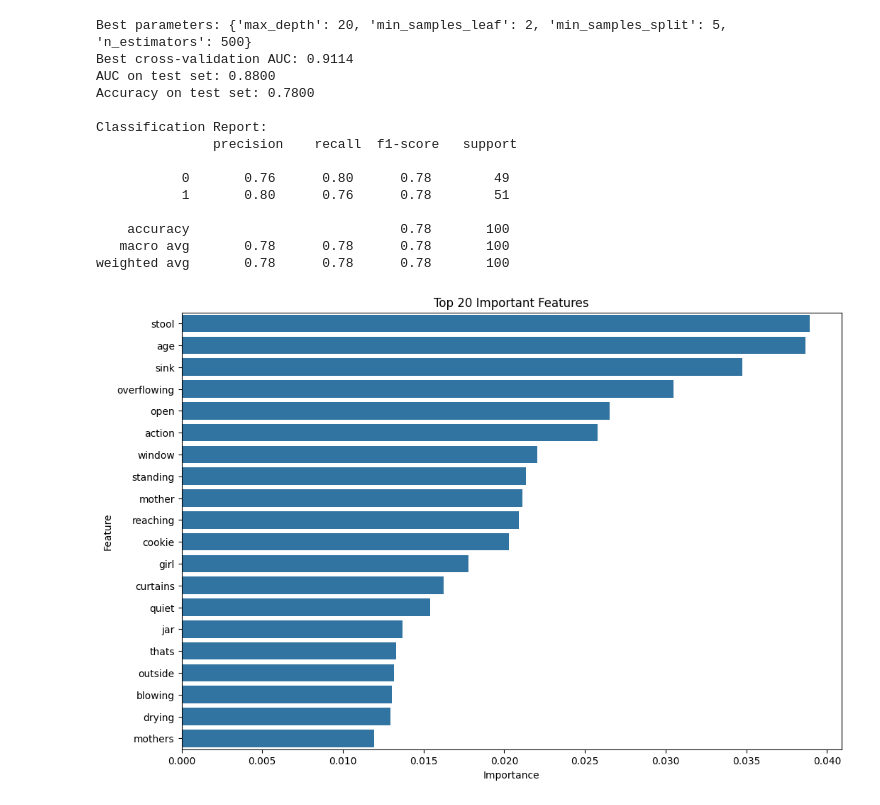
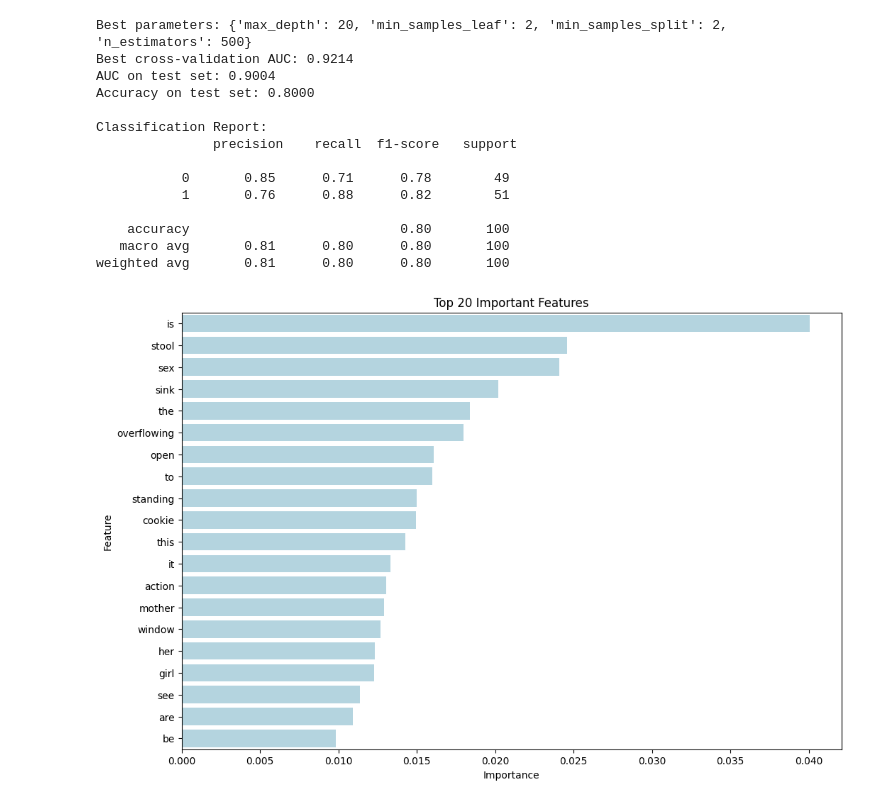
Before and after one commit to laiacoronas/predicting_dementia, a Jupyter notebook: code/models/conversasionals/TDIF.ipynb, the cells around one changed output. Saved outputs shown, nothing was run; the diff lists cells and outputs as text; code cells hidden in the pictures.

```diff
--- a/code/models/conversasionals/TDIF.ipynb
+++ b/code/models/conversasionals/TDIF.ipynb
@@ -3,20 +3,23 @@ import pandas as pd
 from sklearn.feature_extraction.text import TfidfVectorizer
 from sklearn.ensemble import RandomForestClassifier
 from sklearn.model_selection import train_test_split
-from sklearn.preprocessing import LabelEncoder
+from sklearn.preprocessing import LabelEncoder, StandardScaler
 from sklearn.metrics import accuracy_score
 import numpy as np
 
-df = pd.read_csv("C:\\Users\\lclai\\Desktop\\data_dementia\\clean\\pitt_withoutwords.csv")
+df = pd.read_csv("C:\\Users\\lclai\\Desktop\\research LDIG\\data_dementia\\clean\\pitt_clean.csv")
 df = df[(df['label'] == 0) | (df['label'] == 1)]
 
-df["sex"] = df["sex"].map({"M": 0, "F": 1})
-X_numeric = df[["age", "sex"]].values
-
-vectorizer = TfidfVectorizer(max_features=5000)
+sex = df["sex"].map({"M": 0, "F": 1}).to_numpy().reshape(-1, 1)
+age = df['age'].to_numpy().reshape(-1, 1)
 X_text = vectorizer.fit_transform(df["clean_transcripts"]).toarray()
 
-X = np.hstack((X_numeric, X_text))
+x_numeric = np.hstack((age, X_text))
+x_scaled = StandardScaler().fit_transform(x_numeric)
+
+X = np.hstack((sex, x_scaled))
+
+
 y = LabelEncoder().fit_transform(df["label"])
 
 X_train, X_test, y_train, y_test = train_test_split(X, y, test_size=0.2, random_state=42, stratify=y)
@@ -31,10 +34,10 @@ import seaborn as sns
 
 clf = RandomForestClassifier(random_state=42)
 param_grid = {
-    'n_estimators': [100, 200, 500],
-    'max_depth': [None, 10, 20, 30],
-    'min_samples_split': [2, 5, 10],
-    'min_samples_leaf': [1, 2, 4]
+    'n_estimators': [500,1000],
+    'max_depth': [None, 10, 20],
+    'min_samples_split': [2, 5],
+    'min_samples_leaf': [2, 4]
 }
 
 grid_search = GridSearchCV(clf, param_grid, cv=5, scoring='roc_auc', n_jobs=-1)
@@ -52,41 +55,41 @@ print(f"Best parameters: {grid_search.best_params_}")
 print(f"Best cross-validation AUC: {grid_search.best_score_:.4f}")
 print(f"AUC on test set: {auc_score:.4f}")
 print(f"Accuracy on test set: {accuracy:.4f}")
 print("\nClassification Report:\n", classification_report(y_test, y_pred))
 
 importances = best_clf.feature_importances_
 
 feature_names = np.concatenate([["age", "sex"], vectorizer.get_feature_names_out()])
 importance_df = pd.DataFrame({
     'Feature': feature_names,
     'Importance': importances
 }).sort_values(by='Importance', ascending=False)
 
 plt.figure(figsize=(12, 8))
-sns.barplot(x='Importance', y='Feature', data=importance_df.head(20))
+sns.barplot(x='Importance', y='Feature', data=importance_df.head(20), color='lightblue')
 plt.title('Top 20 Important Features')
 plt.show()
 
 cm = confusion_matrix(y_test, y_pred)
 plt.figure(figsize=(6, 5))
 sns.heatmap(cm, annot=True, fmt='d', cmap='Blues', xticklabels=['Class 0', 'Class 1'], yticklabels=['Class 0', 'Class 1'])
 plt.title('Confusion Matrix')
 plt.xlabel('Predicted Labels')
 plt.ylabel('True Labels')
 plt.show()
 # %% [output]
-Best parameters: {'max_depth': 20, 'min_samples_leaf': 2, 'min_samples_split': 5, 'n_estimators': 500}
-Best cross-validation AUC: 0.9114
-AUC on test set: 0.8800
-Accuracy on test set: 0.7800
+Best parameters: {'max_depth': 20, 'min_samples_leaf': 2, 'min_samples_split': 2, 'n_estimators': 500}
+Best cross-validation AUC: 0.9214
+AUC on test set: 0.9004
+Accuracy on test set: 0.8000
 
 Classification Report:
                precision    recall  f1-score   support
 
-           0       0.76      0.80      0.78        49
-           1       0.80      0.76      0.78        51
+           0       0.85      0.71      0.78        49
+           1       0.76      0.88      0.82        51
 
-    accuracy                           0.78       100
-   macro avg       0.78      0.78      0.78       100
-weighted avg       0.78      0.78      0.78       100
+    accuracy                           0.80       100
+   macro avg       0.81      0.80      0.80       100
+weighted avg       0.81      0.80      0.80       100
-[figure, old version]
+[figure, new version]
```
Also changed, not shown: parts of 6 cells of this notebook, 3 other files.
